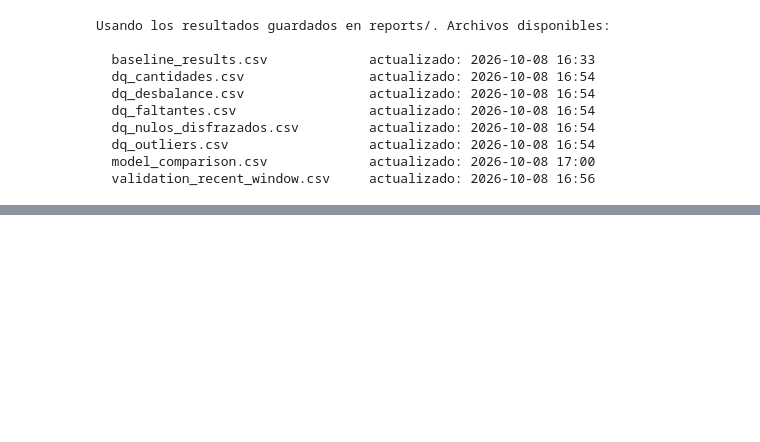
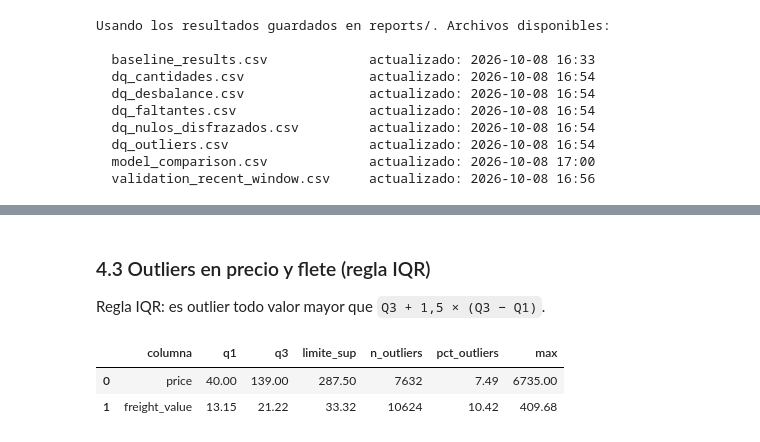
Before and after one commit to DynamoConsultoriaDataSolutions/dynamo-recsys-olist, a Jupyter notebook: notebooks/02_dd_pipeline_reproducible.ipynb, the cells around one changed output, grey strips where cells are left out. Cells and saved outputs as stored; diff of their text form; code cells hidden in the pictures; blank space fills up the shorter version.

```diff
--- a/notebooks/02_dd_pipeline_reproducible.ipynb
+++ b/notebooks/02_dd_pipeline_reproducible.ipynb
@@ -82,0 +157,10 @@ Usando los resultados guardados en reports/. Archivos disponibles:
+# %% [markdown]
+### 4.3 Outliers en precio y flete (regla IQR)
+
+Regla IQR: es outlier todo valor mayor que `Q3 + 1,5 × (Q3 − Q1)`.
+# %%
+outliers
+# %% [output]
+|  | columna | q1 | q3 | limite_sup | n_outliers | pct_outliers | max |
+| 0 | price | 40.00 | 139.00 | 287.50 | 7632 | 7.49 | 6735.00 |
+| 1 | freight_value | 13.15 | 21.22 | 33.32 | 10624 | 10.42 | 409.68 |
```
Also changed, not shown: parts of 12 cells of this notebook.
